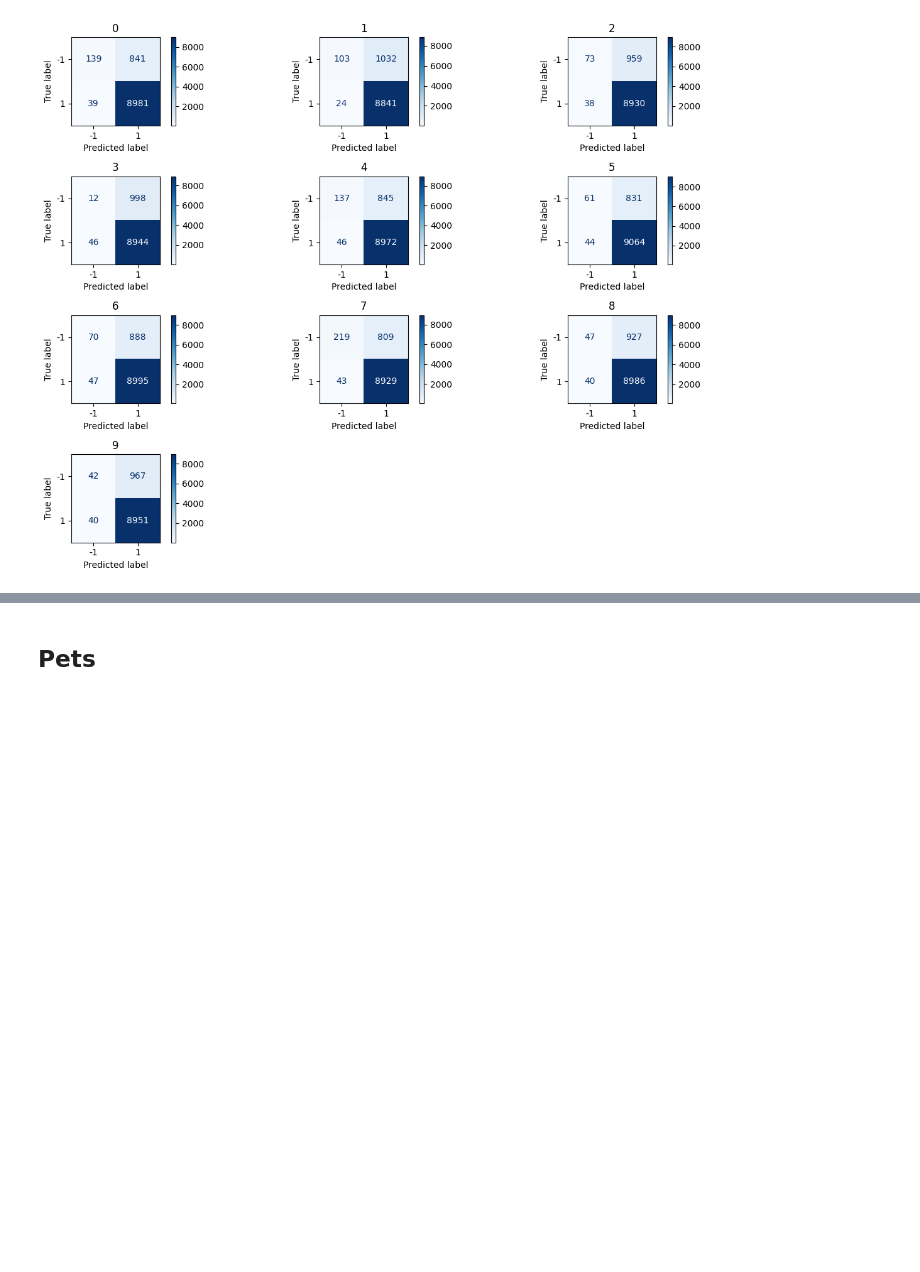
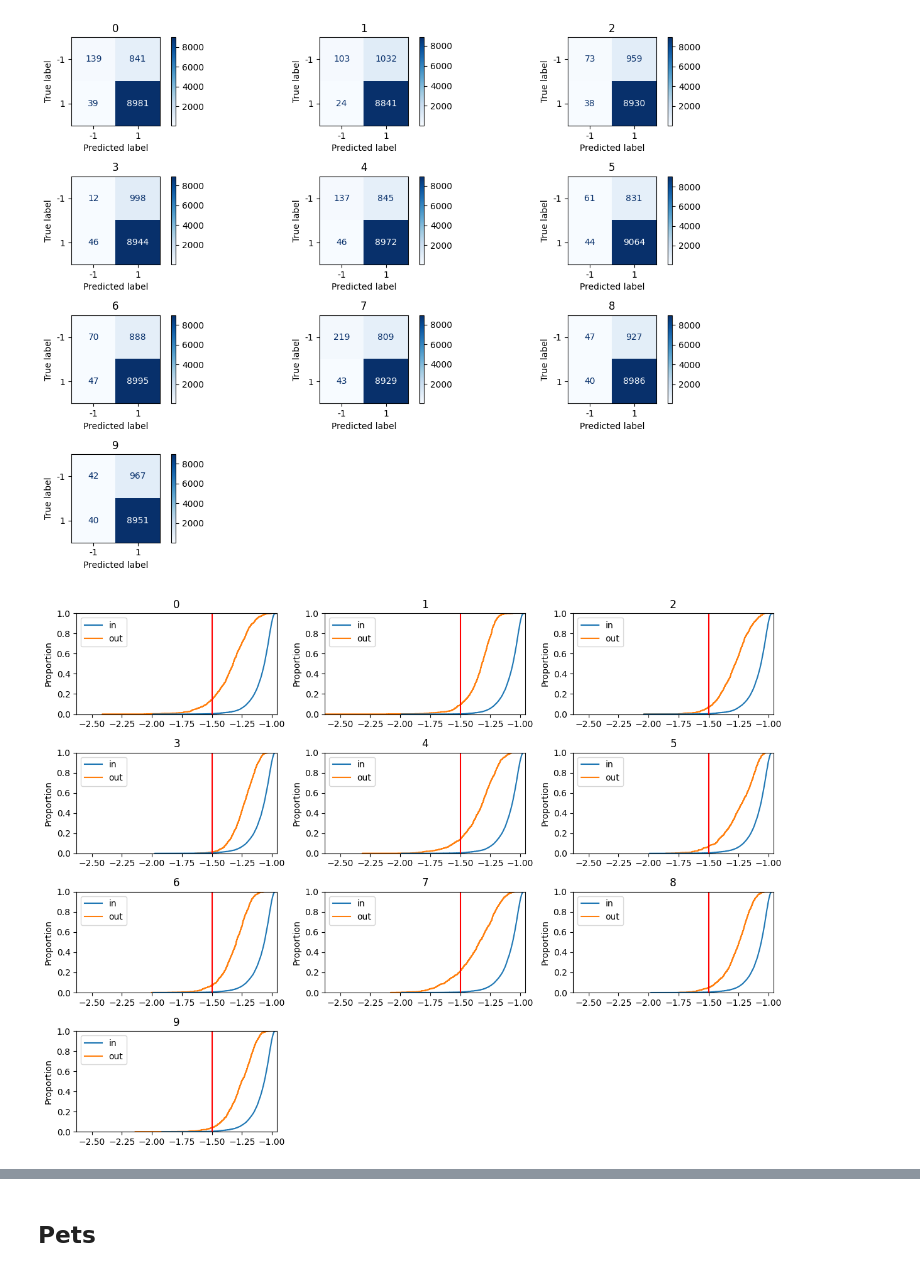
Before and after one commit to richardmillson/robust-classification, a Jupyter notebook: experiments.ipynb, the cells around one changed output, grey strips where cells are left out. Cells and saved outputs as stored; diff of their text form; code cells hidden in the pictures; blank space fills up the shorter version.

Commit message:
Plot ROC curves and outlier scores

```diff
--- a/experiments.ipynb
+++ b/experiments.ipynb
@@ -15,7 +19,7 @@ data_path = Path("data/")
 def train_test_with_class_holdout(X_train: np.ndarray[float],
                                   y_train: np.ndarray[int],
                                   X_test: np.ndarray[float],
-                                  y_true: np.ndarray[int],
+                                  y_test: np.ndarray[int],
                                   classifier: ClassifierMixin,
                                   scorer: OutlierMixin) -> pd.DataFrame:
     """For each class trains a model holding out that class.
@@ -36,8 +40,8 @@ def train_test_with_class_holdout(X_train: np.ndarray[float],
         holdout_scorer = clone(scorer)
         holdout_scorer.fit(X_train[label_mask, :])
 
-        decision_true = np.ones(y_true.shape, dtype=int)
-        decision_true[y_true == label] = -1
+        decision_true = np.ones(y_test.shape, dtype=int)
+        decision_true[y_test == label] = -1
 
         models.append({
             "class": label,
@@ -72,3 +76,28 @@ def plots_confusion_matrices(models: pd.DataFrame) -> None:
 
     plt.tight_layout()
     plt.show()
+# %%
+def plot_scores(models: pd.DataFrame) -> None:
+    fig, axes = plt.subplots(nrows=4, ncols=3, figsize=(12, 9))
+    xlim = (np.min(models["scores"].to_list()),
+            np.max(models["scores"].to_list()))
+
+    for i, row in models.iterrows():
+        ax = axes.flatten()[i]
+        sns.ecdfplot(
+            x=row["scores"],
+            hue=np.where(row["decision_true"] == 1, "in", "out"),
+            hue_order=["in", "out"],
+            ax=ax,
+        )
+        ax.axvline(row["scorer"].offset_, color="red")
+        ax.set_xlim(xlim)
+        ax.title.set_text(row["class"])
+
+    if len(axes.flatten()) != models.shape[0]:
+        # Delete unused subplots.
+        for i in range(-1, -(len(axes.flatten()) - models.shape[0] + 1), -1):
+            fig.delaxes(axes.flatten()[i])
+
+    plt.tight_layout()
+    plt.show()
@@ -86,7 +170,7 @@ test_mask = df["split"] == "test"
 X_train = np.array(df.loc[train_mask, "clip_norm"].tolist())
 X_test = np.array(df.loc[test_mask, "clip_norm"].tolist())
 y_train = df.loc[train_mask, "class"].to_numpy()
-y_true = df.loc[test_mask, "class"].to_numpy()
+y_test = df.loc[test_mask, "class"].to_numpy()
 # %%
 classifier = KNeighborsClassifier(n_neighbors=15)
 classifier.fit(X_train, y_train)
@@ -104,6 +188,6 @@ accuracy_score(np.ones(decision_pred.size), decision_pred)
 # %%
 classifier = KNeighborsClassifier(n_neighbors=15)
 scorer = LocalOutlierFactor(n_neighbors=15, novelty=True)
-models = train_test_with_class_holdout(X_train, y_train, X_test, y_true,
+models = train_test_with_class_holdout(X_train, y_train, X_test, y_test,
                                        classifier, scorer)
 # %%
@@ -122,2 +214,6 @@ plots_confusion_matrices(models)
 # %% [output]
 [figure]
+# %%
+plot_scores(models)
+# %% [output]
+[figure, added]
```
Also changed, not shown: parts of 10 cells of this notebook, 1 other file.
